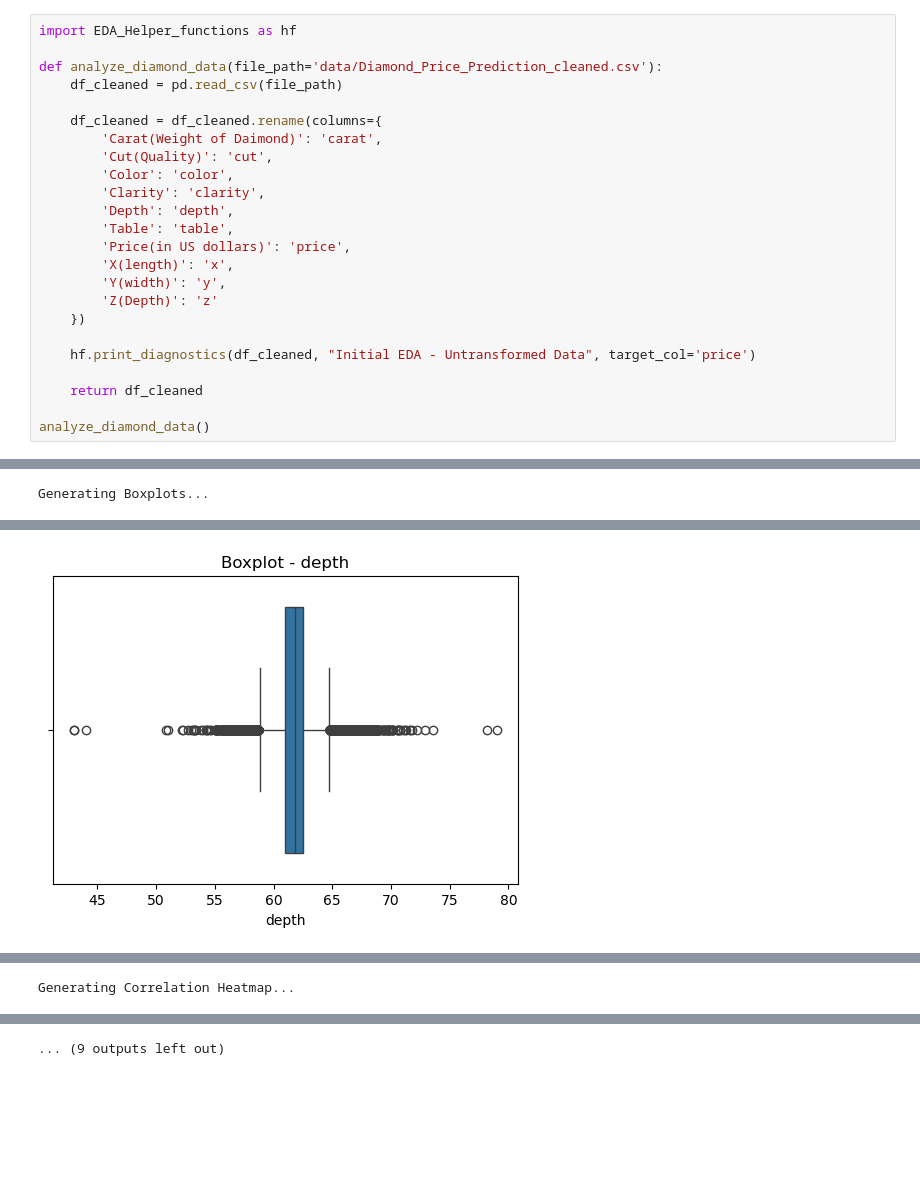
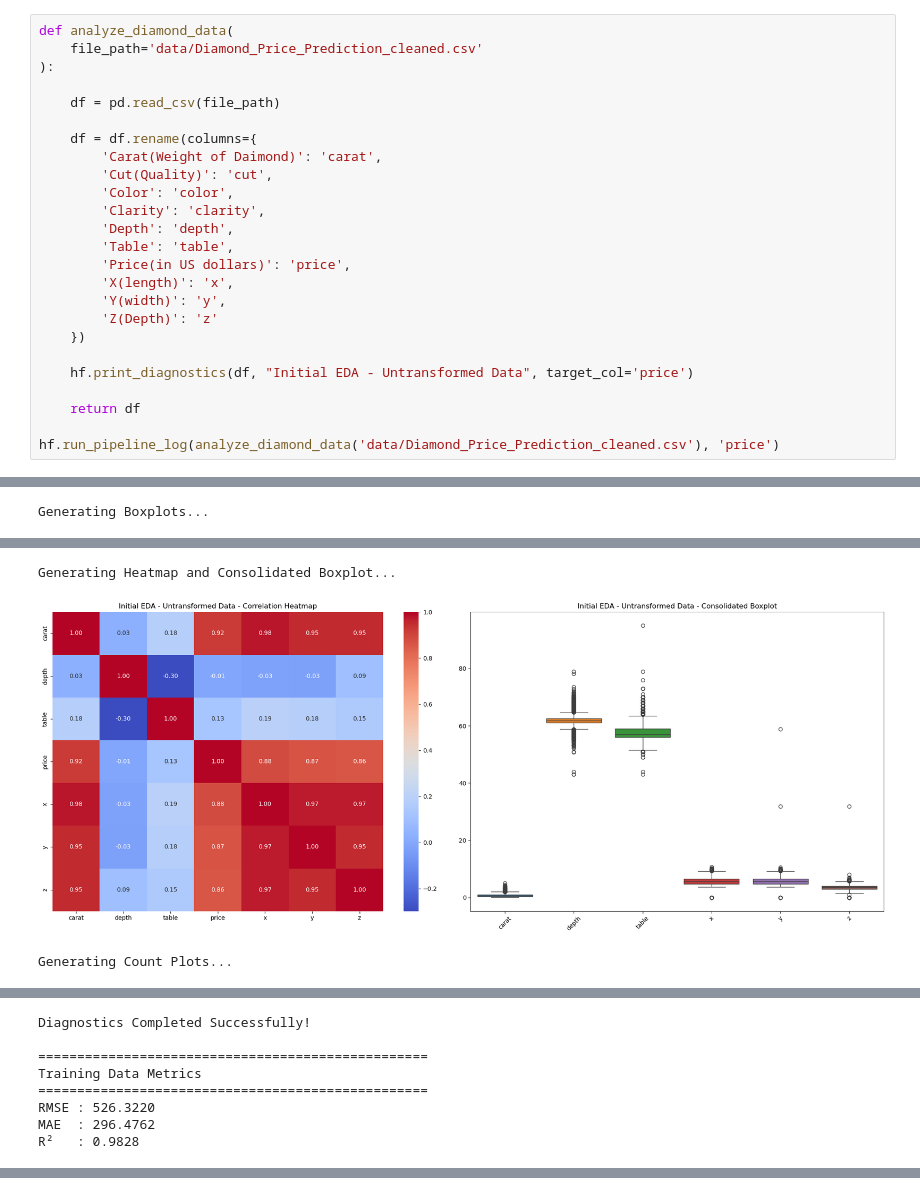
Before and after one commit to Amolsingh/IITB-DSAI, a Jupyter notebook: Programming for machine learning/Assignments/Assignment_11_solution_Amol_Singh.ipynb, the cells around one changed output, grey strips where cells are left out. Saved outputs shown, nothing was run; the diff lists cells and outputs as text; blank space fills up the shorter version.

```diff
--- a/Programming for machine learning/Assignments/Assignment_11_solution_Amol_Singh.ipynb
+++ b/Programming for machine learning/Assignments/Assignment_11_solution_Amol_Singh.ipynb
@@ -151,10 +56,11 @@ data/Diamond_Price_Prediction_cleaned.csv
 # %%
-import EDA_Helper_functions as hf
+def analyze_diamond_data(
+    file_path='data/Diamond_Price_Prediction_cleaned.csv'
+):
 
-def analyze_diamond_data(file_path='data/Diamond_Price_Prediction_cleaned.csv'):
-    df_cleaned = pd.read_csv(file_path)
+    df = pd.read_csv(file_path)
 
-    df_cleaned = df_cleaned.rename(columns={
+    df = df.rename(columns={
         'Carat(Weight of Daimond)': 'carat',
         'Cut(Quality)': 'cut',
         'Color': 'color',
@@ -167,11 +73,11 @@ def analyze_diamond_data(file_path='data/Diamond_Price_Prediction_cleaned.csv'):
         'Z(Depth)': 'z'
     })
 
-    hf.print_diagnostics(df_cleaned, "Initial EDA - Untransformed Data", target_col='price')
+    hf.print_diagnostics(df, "Initial EDA - Untransformed Data", target_col='price')
 
-    return df_cleaned
+    return df
 
-analyze_diamond_data()
+hf.run_pipeline_log(analyze_diamond_data('data/Diamond_Price_Prediction_cleaned.csv'), 'price')
 # %% [output]
 ============================================================
 Initial EDA - Untransformed Data
@@ -193 +99,3 @@ Generating Boxplots...
+Generating Heatmap and Consolidated Boxplot...
-[figure, old version]
+[figure, new version]
+Generating Count Plots...
@@ -194,0 +103,8 @@ Generating Boxplots...
+Diagnostics Completed Successfully!
+
+==================================================
+Training Data Metrics
+==================================================
+RMSE : 526.3220
+MAE  : 296.4762
+R²   : 0.9828
@@ -199 +118,0 @@ Generating Boxplots...
-Generating Correlation Heatmap...
@@ -201 +118,0 @@ Generating Correlation Heatmap...
-... (9 outputs left out)
```
Also changed, not shown: parts of 8 cells of this notebook, 46 other files.
